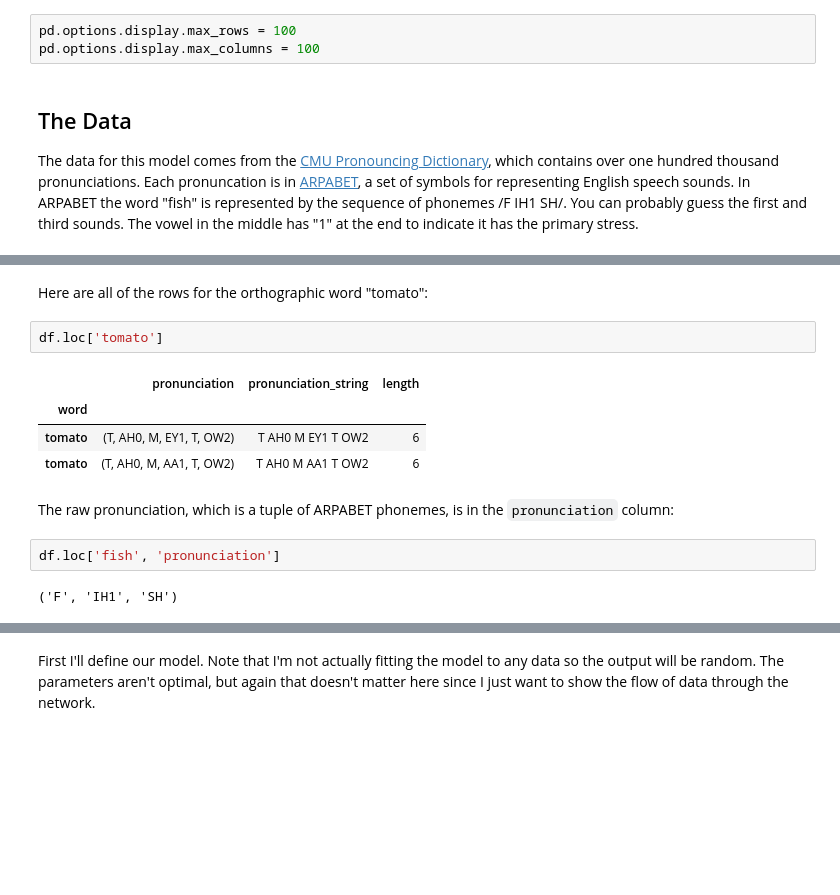
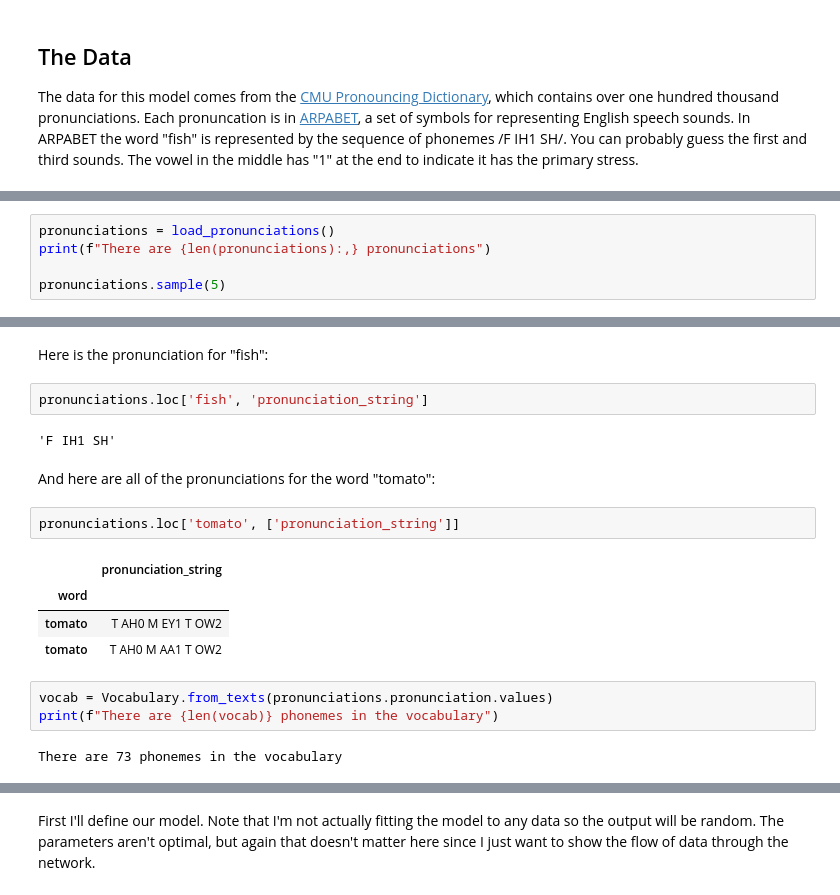
Before and after one commit to colinpollock/sonorant, a Jupyter notebook: LM RNN.ipynb, the cells around one changed output, grey strips where cells are left out. Saved outputs shown, nothing was run; the diff lists cells and outputs as text; blank space fills up the shorter version.

```diff
--- a/LM RNN.ipynb
+++ b/LM RNN.ipynb
@@ -27,6 +18,3 @@ from utils import load_data, split_data
-# %%
-pd.options.display.max_rows = 100
-pd.options.display.max_columns = 100
 # %% [markdown]
 ## The Data ##
 The data for this model comes from the [CMU Pronouncing Dictionary](http://www.speech.cs.cmu.edu/cgi-bin/cmudict), which contains over one hundred thousand pronunciations. Each pronuncation is in [ARPABET](https://en.wikipedia.org/wiki/ARPABET), a set of symbols for representing English speech sounds. In ARPABET the word "fish" is represented by the sequence of phonemes /F IH1 SH/. You can probably guess the first and third sounds. The vowel in the middle has "1" at the end to indicate it has the primary stress.
@@ -44,0 +23,5 @@ There are 124,996 pronunciations
+# %%
+pronunciations = load_pronunciations()
+print(f"There are {len(pronunciations):,} pronunciations")
+
+pronunciations.sample(5)
@@ -45,15 +37,20 @@ There are 124,996 pronunciations
+# %% [markdown]
+Here is the pronunciation for "fish":
+# %%
+pronunciations.loc['fish', 'pronunciation_string']
+# %% [output]
+'F IH1 SH'
 # %% [markdown]
-Here are all of the rows for the orthographic word "tomato":
+And here are all of the pronunciations for the word "tomato":
 # %%
-df.loc['tomato']
+pronunciations.loc['tomato', ['pronunciation_string']]
 # %% [output]
-|  | pronunciation | pronunciation_string | length |
-| word |  |  |  |
-| tomato | (T, AH0, M, EY1, T, OW2) | T AH0 M EY1 T OW2 | 6 |
-| tomato | (T, AH0, M, AA1, T, OW2) | T AH0 M AA1 T OW2 | 6 |
+|  | pronunciation_string |
+| word |  |
+| tomato | T AH0 M EY1 T OW2 |
+| tomato | T AH0 M AA1 T OW2 |
-# %% [markdown]
-The raw pronunciation, which is a tuple of ARPABET phonemes, is in the `pronunciation` column:
-# %%
-df.loc['fish', 'pronunciation']
-# %% [output]
-('F', 'IH1', 'SH')
+# %%
+vocab = Vocabulary.from_texts(pronunciations.pronunciation.values)
+print(f"There are {len(vocab)} phonemes in the vocabulary")
+# %% [output]
+There are 73 phonemes in the vocabulary
```
Also changed, not shown: parts of 75 cells of this notebook.
